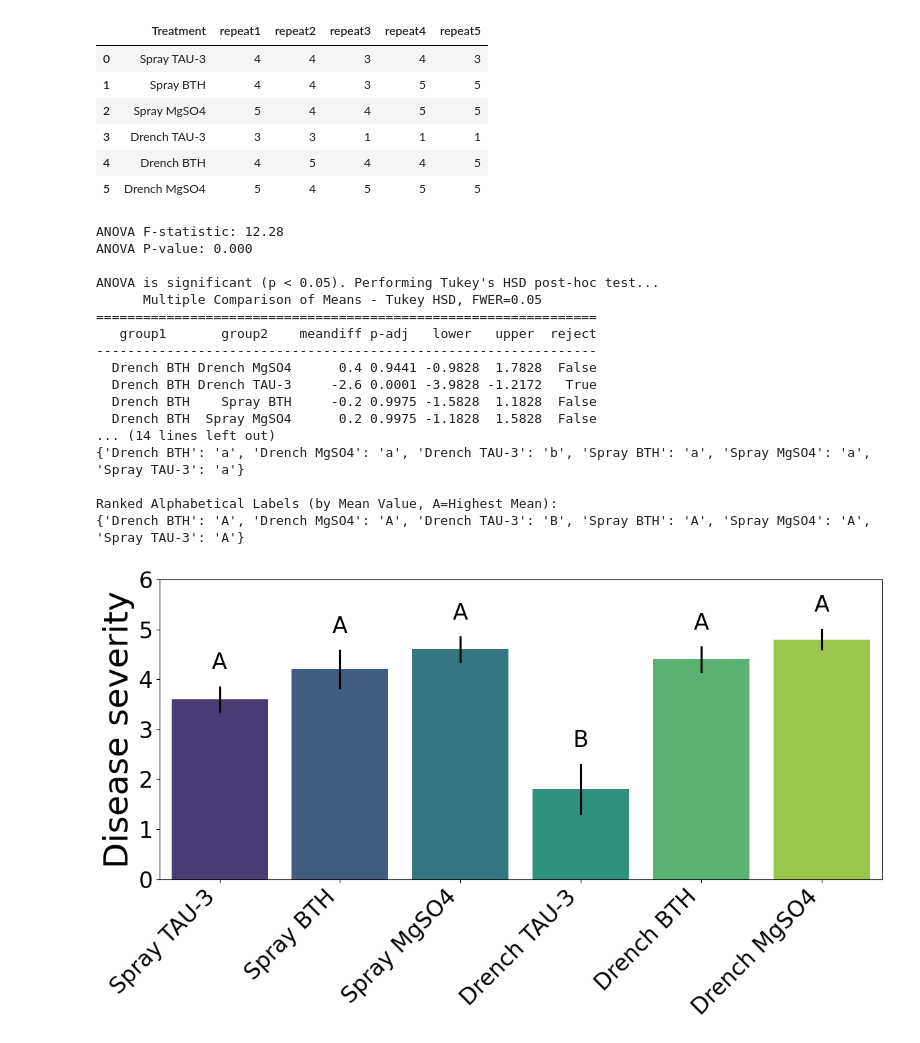
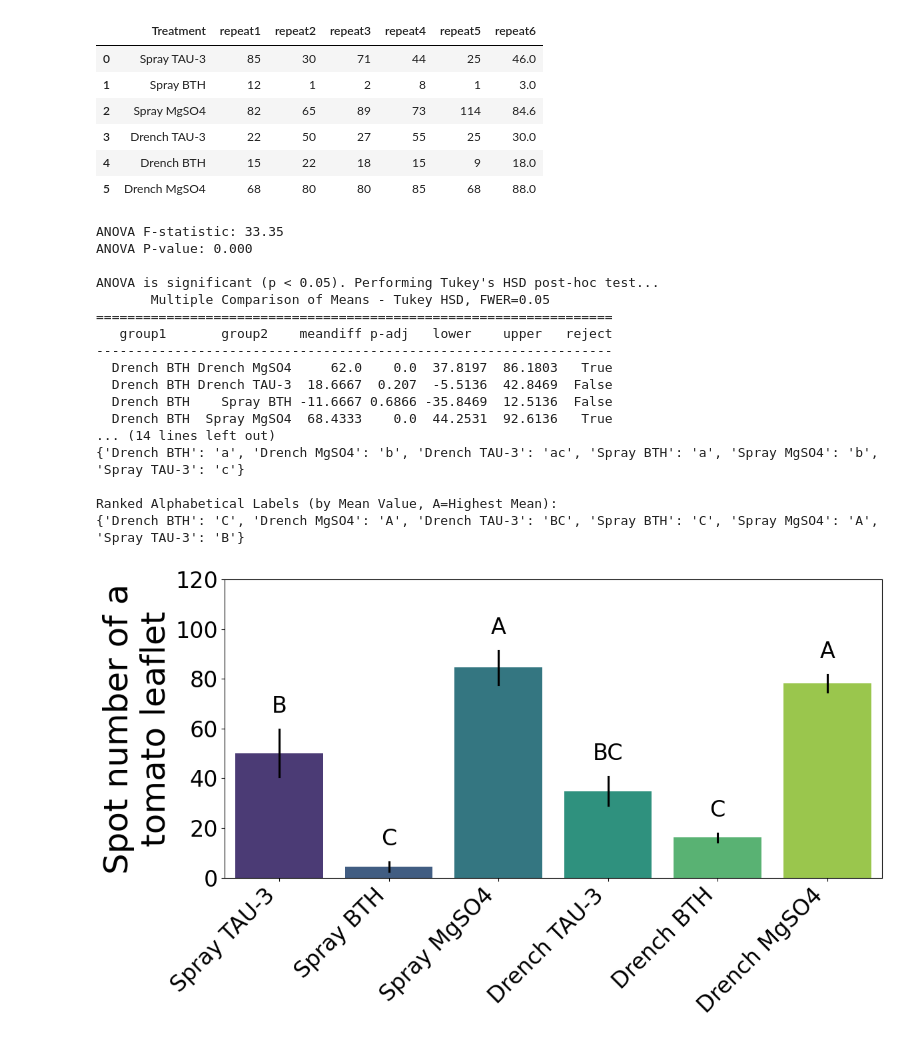
Before and after one commit to jellybbie/study, a Jupyter notebook: scratchpad.ipynb, the cells around one changed output. Drawn from its saved outputs; the diff is of its cells as text; code cells hidden in the pictures.

```diff
--- a/scratchpad.ipynb
+++ b/scratchpad.ipynb
@@ -4,7 +4,7 @@
 import pandas as pd
 
 # Load the Excel file into a DataFrame
-df = pd.read_excel('/content/rawdata-gray02.xlsx')
+df = pd.read_excel('/content/rawdata-spot01fx.xlsx')
 # %%
 # Display the first 5 rows of the DataFrame
 display(df.head())
@@ -43,13 +43,13 @@ plt.show()
 # %%
 display(df)
 # %% [output]
-|  | Treatment | repeat1 | repeat2 | repeat3 | repeat4 | repeat5 |
-| 0 | Spray TAU-3 | 4 | 4 | 3 | 4 | 3 |
-| 1 | Spray BTH | 4 | 4 | 3 | 5 | 5 |
-| 2 | Spray MgSO4 | 5 | 4 | 4 | 5 | 5 |
-| 3 | Drench TAU-3 | 3 | 3 | 1 | 1 | 1 |
-| 4 | Drench BTH | 4 | 5 | 4 | 4 | 5 |
-| 5 | Drench MgSO4 | 5 | 4 | 5 | 5 | 5 |
+|  | Treatment | repeat1 | repeat2 | repeat3 | repeat4 | repeat5 | repeat6 |
+| 0 | Spray TAU-3 | 85 | 30 | 71 | 44 | 25 | 46.0 |
+| 1 | Spray BTH | 12 | 1 | 2 | 8 | 1 | 3.0 |
+| 2 | Spray MgSO4 | 82 | 65 | 89 | 73 | 114 | 84.6 |
+| 3 | Drench TAU-3 | 22 | 50 | 27 | 55 | 25 | 30.0 |
+| 4 | Drench BTH | 15 | 22 | 18 | 15 | 9 | 18.0 |
+| 5 | Drench MgSO4 | 68 | 80 | 80 | 85 | 68 | 88.0 |
 # %%
 import scipy.stats as stats
 import statsmodels.api as sm
@@ -163,23 +163,23 @@ else:
     print("\nANOVA is not significant (p >= 0.05). No post-hoc test needed.")
     df_melted['Label'] = '' # No labels if not significant
 # %% [output]
-ANOVA F-statistic: 12.28
+ANOVA F-statistic: 33.35
 ANOVA P-value: 0.000
 
 ANOVA is significant (p < 0.05). Performing Tukey's HSD post-hoc test...
-      Multiple Comparison of Means - Tukey HSD, FWER=0.05
-================================================================
-   group1       group2    meandiff p-adj   lower   upper  reject
-----------------------------------------------------------------
-  Drench BTH Drench MgSO4      0.4 0.9441 -0.9828  1.7828  False
-  Drench BTH Drench TAU-3     -2.6 0.0001 -3.9828 -1.2172   True
-  Drench BTH    Spray BTH     -0.2 0.9975 -1.5828  1.1828  False
-  Drench BTH  Spray MgSO4      0.2 0.9975 -1.1828  1.5828  False
+       Multiple Comparison of Means - Tukey HSD, FWER=0.05
+==================================================================
+   group1       group2    meandiff p-adj   lower    upper   reject
+------------------------------------------------------------------
+  Drench BTH Drench MgSO4     62.0    0.0  37.8197  86.1803   True
+  Drench BTH Drench TAU-3  18.6667  0.207  -5.5136  42.8469  False
+  Drench BTH    Spray BTH -11.6667 0.6866 -35.8469  12.5136  False
+  Drench BTH  Spray MgSO4  68.4333    0.0  44.2531  92.6136   True
 ... (14 lines left out)
-{'Drench BTH': 'a', 'Drench MgSO4': 'a', 'Drench TAU-3': 'b', 'Spray BTH': 'a', 'Spray MgSO4': 'a', 'Spray TAU-3': 'a'}
+{'Drench BTH': 'a', 'Drench MgSO4': 'b', 'Drench TAU-3': 'ac', 'Spray BTH': 'a', 'Spray MgSO4': 'b', 'Spray TAU-3': 'c'}
 
 Ranked Alphabetical Labels (by Mean Value, A=Highest Mean):
-{'Drench BTH': 'A', 'Drench MgSO4': 'A', 'Drench TAU-3': 'B', 'Spray BTH': 'A', 'Spray MgSO4': 'A', 'Spray TAU-3': 'A'}
+{'Drench BTH': 'C', 'Drench MgSO4': 'A', 'Drench TAU-3': 'BC', 'Spray BTH': 'C', 'Spray MgSO4': 'A', 'Spray TAU-3': 'B'}
 # %%
 import matplotlib.pyplot as plt
 import seaborn as sns
@@ -219,34 +219,38 @@ if 'Label' in df_melted.columns and not df_melted['Label'].eq('').all():
 
     # Iterate over the custom_treatment_order to ensure labels are placed correctly
     for treatment_name in custom_treatment_order:
         # Get the x-coordinate for this specific treatment from the plot
         x_pos = x_coordinate_map.get(treatment_name)
         if x_pos is None:
             continue # Should not happen if treatment_name is in x_labels
 
         label = label_mapping.get(treatment_name, '')
         mean_val = current_means.get(treatment_name, 0)
         se_val = current_ses.get(treatment_name, 0)
 
         # Calculate y_pos above the bar and error bar
         y_pos = mean_val + se_val + (ax.get_ylim()[1] * 0.05) # Use existing ylim for buffer calc
 
         ax.text(x_pos, y_pos, label,
                 ha='center', va='bottom', fontsize=24, weight='normal')
 
         # Update max_y_for_labels if this label's position is higher
         max_y_for_labels = max(max_y_for_labels, y_pos)
 
-    # Set the y-axis limit to accommodate all labels with a small buffer and user request
-    ax.set_ylim(top=6) # Adjusted y-axis limit as per user request
+    # Set the y-axis limit to accommodate all labels with a small buffer
+    # Using ax.get_ylim()[1] if no labels, otherwise using max_y_for_labels
+    current_y_max = ax.get_ylim()[1]
+    if max_y_for_labels > current_y_max:
+        ax.set_ylim(top=max_y_for_labels * 1.05) # Add 5% buffer above the highest label
 
 # Remove the title
 # plt.title('Average Repeat Values by Treatment with Standard Error and Tukey HSD Labels', fontsize=36)
 plt.xlabel('') # Removed x-axis label as per user request
-plt.ylabel('Disease severity', fontsize=36) # Changed y-axis label as per user request
+plt.ylabel('Spot number of a\ntomato leaflet', fontsize=36) # Changed y-axis label to multiline
 plt.xticks(rotation=45, ha='right', fontsize=24) # Font size tripled (assuming 8pt default)
 plt.yticks(fontsize=24) # Font size tripled (assuming 8pt default)
+ax.set_ylim(top=120) # Set y-axis upper limit to 120
 plt.tight_layout()
 plt.show()
 # %% [output]
-[figure, old version]
+[figure, new version]
```
Also changed, not shown: parts of 6 cells of this notebook.
